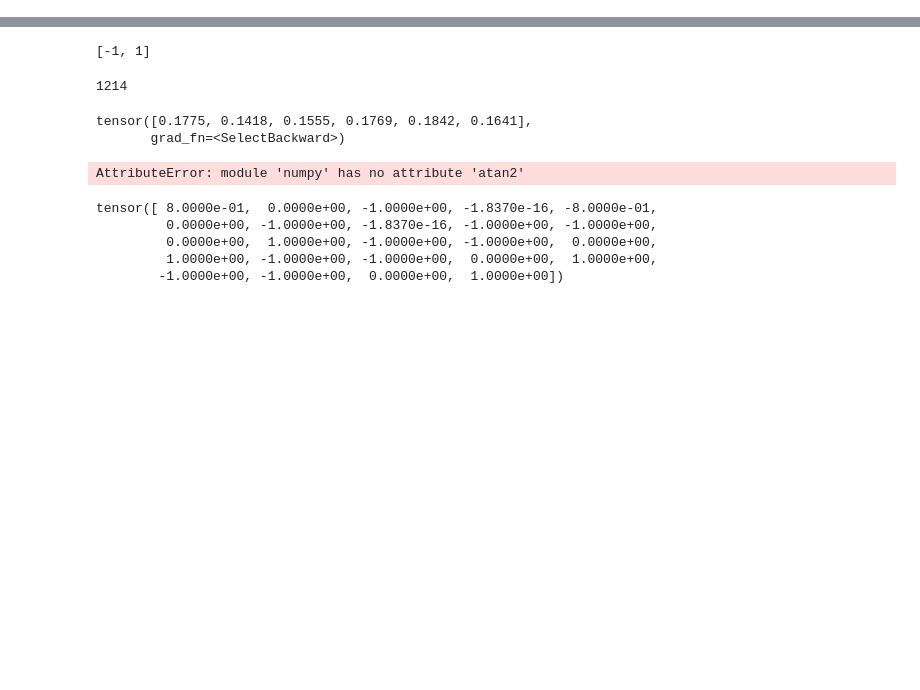
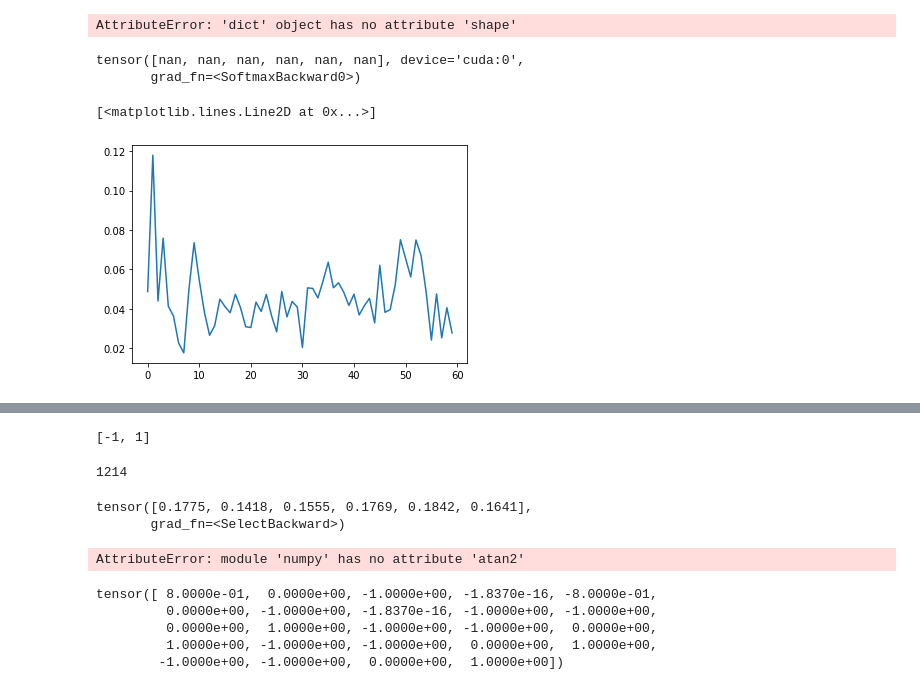
Before and after one commit to HristoBuyukliev/Delta-academy, a Jupyter notebook: Space Shooter/[0] Space shooter PPO.ipynb, the cells around one changed output, grey strips where cells are left out. Drawn from its saved outputs; the diff is of its cells as text; code cells hidden in the pictures; blank space fills up the shorter version.

```diff
--- a/Space Shooter/[0] Space shooter PPO.ipynb
+++ b/Space Shooter/[0] Space shooter PPO.ipynb
@@ -38,6 +38,6 @@ Hello from the pygame community. https://www.pygame.org/contribute.html
 TEAM_NAME = "Hristo"  # <---- Enter your team name here!
 assert TEAM_NAME != "Team Name", "Please change your TEAM_NAME!"
 # %%
-device = 'cuda'
+device = 'cuda:0'
 # %%
 def choose_move(state, neural_network: nn.Module) -> int:
@@ -47,18 +47,19 @@ def choose_move(state, neural_network: nn.Module) -> int:
     return int(move)
 # %%
 policy = nn.Sequential(
-    nn.Linear(24, 100),
+    nn.Linear(24, 1000),
     nn.LeakyReLU(),
-    nn.Linear(100, 100),
+    nn.Linear(1000, 1000),
     nn.LeakyReLU(),
-    nn.Linear(100, 6),
+    nn.Linear(1000, 6),
     nn.Softmax(dim=-1)
 )
 
 V = nn.Sequential(
-    nn.Linear(24, 100),
+    nn.Linear(24, 1000),
     nn.LeakyReLU(),
-    nn.Linear(100, 1)
+    nn.Linear(1000, 1),
+    nn.Tanh()
 )
 
 
@@ -66,11 +67,14 @@ V = nn.Sequential(
 gamma = 0.99
 lamda = 0.99
 erm = EpisodeReplayMemory(gamma, lamda)
-optimizer_policy = torch.optim.Adam(policy.parameters(), lr=0.001)
-optimizer_value = torch.optim.Adam(V.parameters(), lr=0.001)
+optimizer_policy = torch.optim.Adam(policy.parameters(), lr=0.0005)
+optimizer_value = torch.optim.Adam(V.parameters(), lr=0.0001)
 
 episodes_per_stage = 1000
-batch_size = 100
+batch_size = 1000
 n_stages = 10
-gradient_steps = 5
+gradient_steps = 3
 env = ShooterEnv(opponent_choose_move=choose_move_randomly)
+
+policy.to(device)
+V.to(device)
@@ -139,0 +299,14 @@ KeyboardInterrupt:
+# %%
+data.shape
+# %% [output]
+AttributeError: 'dict' object has no attribute 'shape'
+# %%
+probs
+# %% [output]
+tensor([nan, nan, nan, nan, nan, nan], device='cuda:0',
+       grad_fn=<SoftmaxBackward0>)
+# %%
+plt.plot(loss_values)
+# %% [output]
+[<matplotlib.lines.Line2D at 0x...>]
+[figure, added]
```
Also changed, not shown: parts of 25 cells of this notebook, 2 other files.
